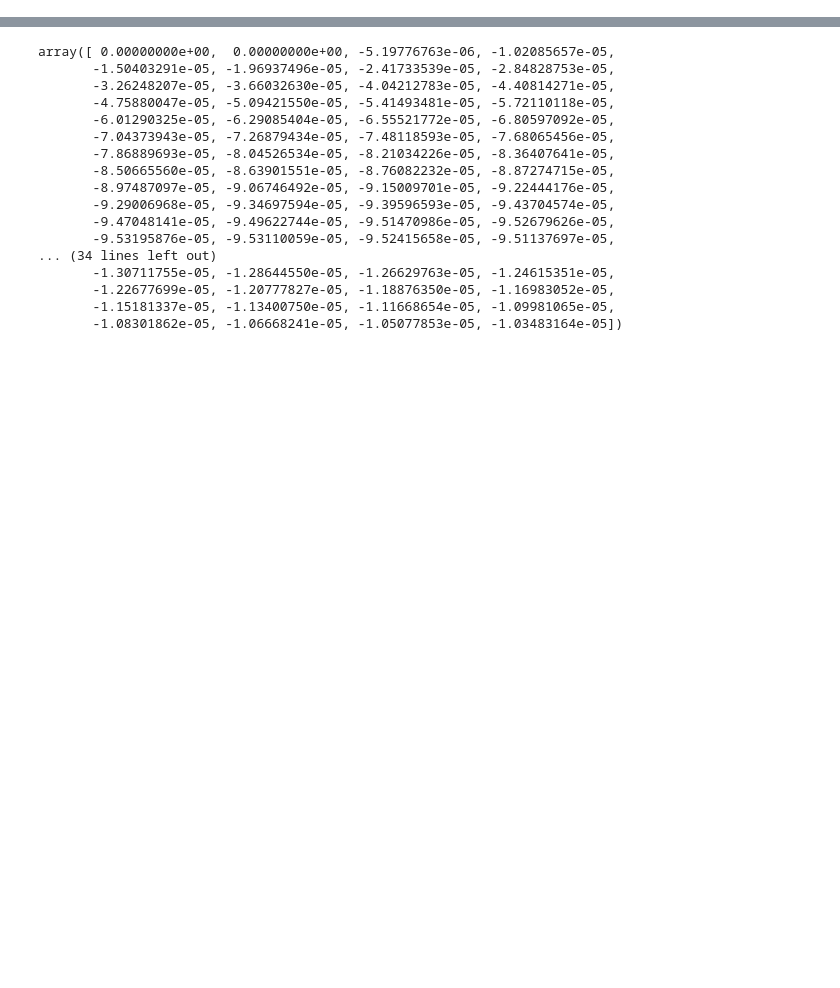
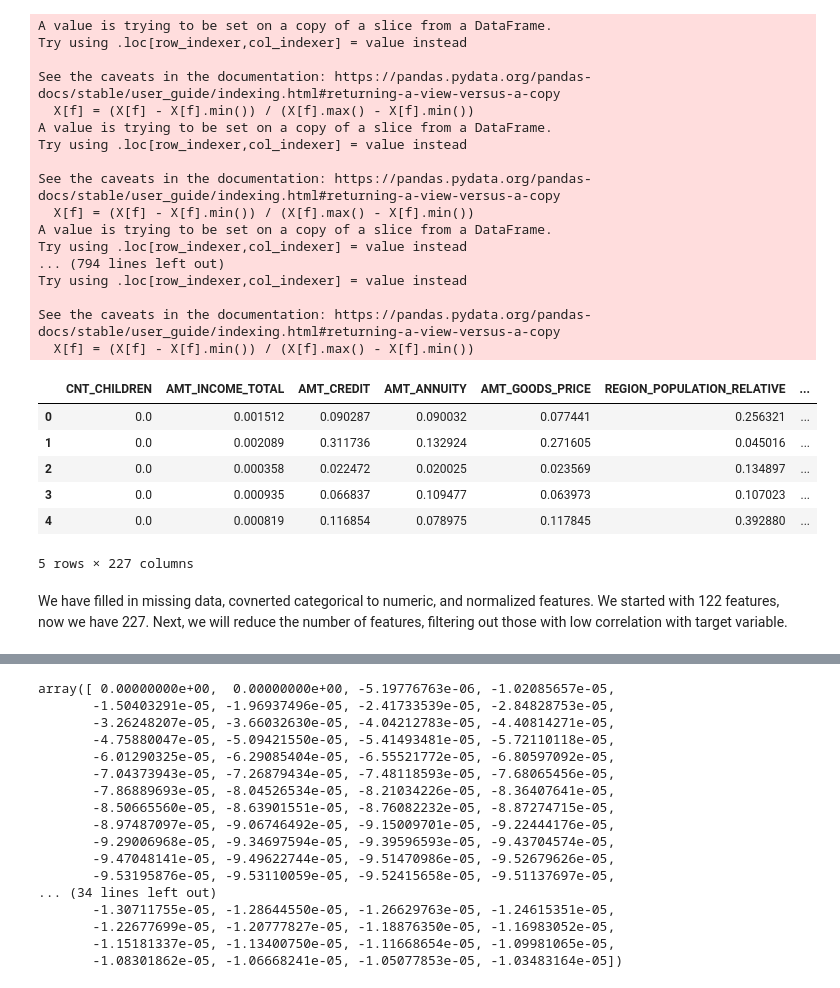
Before and after one commit to mwgupta/paml-final-proximacentauri, a Jupyter notebook: experiments.ipynb, the cells around one changed output, grey strips where cells are left out. Saved outputs shown, nothing was run; the diff lists cells and outputs as text; code cells hidden in the pictures; blank space fills up the shorter version.

Commit message:
data processing, update B & C for classification

```diff
--- a/experiments.ipynb
+++ b/experiments.ipynb
@@ -21,0 +78,13 @@ df.head()
+# %%
+# for each categorical column, print how many unique values it has
+for col in categorical_cols:
+    print(f"{col}: {df[col].nunique()} unique values")
+    print(df[col].value_counts())
+    print()
+
+# organization type has 58 unique values, so we will group those with counts < 2000 into "other"
+org_counts = df['ORGANIZATION_TYPE'].value_counts()
+threshold = 500
+
+rare_orgs = org_counts[org_counts < threshold].index
+df['ORGANIZATION_TYPE'] = df['ORGANIZATION_TYPE'].replace(rare_orgs, 'Other')
@@ -21,0 +109,7 @@ df.head()
+# %%
+# convert categorical features to numerical
+from pages.A_Explore_Preprocess_Dataset import one_hot_encode_feature
+
+df = one_hot_encode_feature(df, categorical_cols)
+
+print(len(df.columns))
@@ -21,0 +124,36 @@ df.head()
+# %%
+# normalize all features
+features = [col for col in df.columns if col != 'TARGET' and col != 'SK_ID_CURR']
+X = df[features]
+y = df['TARGET']
+
+for f in features:
+    X[f] = (X[f] - X[f].min()) / (X[f].max() - X[f].min())
+X.head()
+# %% [output]
+A value is trying to be set on a copy of a slice from a DataFrame.
+Try using .loc[row_indexer,col_indexer] = value instead
+
+See the caveats in the documentation: https://pandas.pydata.org/pandas-docs/stable/user_guide/indexing.html#returning-a-view-versus-a-copy
+  X[f] = (X[f] - X[f].min()) / (X[f].max() - X[f].min())
+A value is trying to be set on a copy of a slice from a DataFrame.
+Try using .loc[row_indexer,col_indexer] = value instead
+
+See the caveats in the documentation: https://pandas.pydata.org/pandas-docs/stable/user_guide/indexing.html#returning-a-view-versus-a-copy
+  X[f] = (X[f] - X[f].min()) / (X[f].max() - X[f].min())
+A value is trying to be set on a copy of a slice from a DataFrame.
+Try using .loc[row_indexer,col_indexer] = value instead
+... (794 lines left out)
+Try using .loc[row_indexer,col_indexer] = value instead
+
+See the caveats in the documentation: https://pandas.pydata.org/pandas-docs/stable/user_guide/indexing.html#returning-a-view-versus-a-copy
+  X[f] = (X[f] - X[f].min()) / (X[f].max() - X[f].min())
+|  | CNT_CHILDREN | AMT_INCOME_TOTAL | AMT_CREDIT | AMT_ANNUITY | AMT_GOODS_PRICE | REGION_POPULATION_RELATIVE | ... |
+| 0 | 0.0 | 0.001512 | 0.090287 | 0.090032 | 0.077441 | 0.256321 | ... |
+| 1 | 0.0 | 0.002089 | 0.311736 | 0.132924 | 0.271605 | 0.045016 | ... |
+| 2 | 0.0 | 0.000358 | 0.022472 | 0.020025 | 0.023569 | 0.134897 | ... |
+| 3 | 0.0 | 0.000935 | 0.066837 | 0.109477 | 0.063973 | 0.107023 | ... |
+| 4 | 0.0 | 0.000819 | 0.116854 | 0.078975 | 0.117845 | 0.392880 | ... |
+5 rows × 227 columns
+# %% [markdown]
+We have filled in missing data, covnerted categorical to numeric, and normalized features. We started with 122 features, now we have 227. Next, we will reduce the number of features, filtering out those with low correlation with target variable.
```
Also changed, not shown: parts of 11 cells of this notebook, 2 other files.
